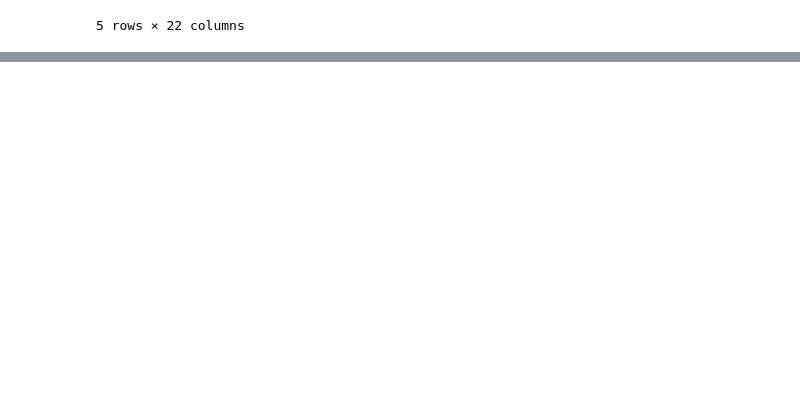
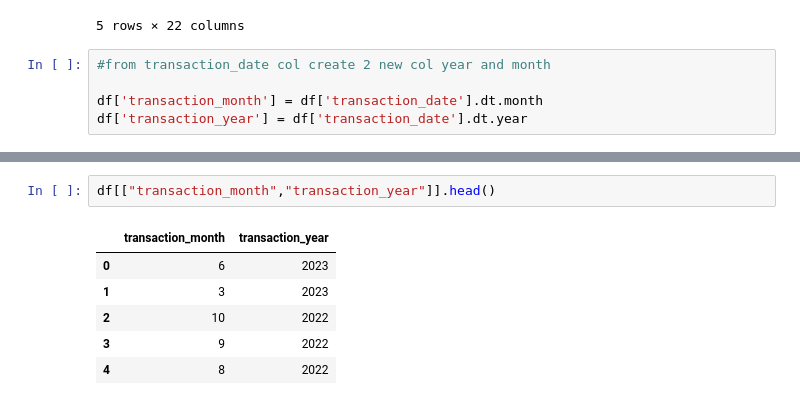
Before and after one commit to MuraliAirody/PyAi_Foundation, a Jupyter notebook: Practice/case_study.ipynb, the cells around one changed output, grey strips where cells are left out. Drawn from its saved outputs; the diff is of its cells as text; blank space fills up the shorter version.

```diff
--- a/Practice/case_study.ipynb
+++ b/Practice/case_study.ipynb
@@ -318,3 +318,8 @@ df.loc[df['is_fraud']==True].head()
 | 718 | d31e422a-8486-481e-b079-deaca49d1182 | 042d893f-3709-45d9-b71d-3d3f9794ba11 | a6738f43-037c-4e90-a2ec-ce5d1317f2f1 | 2023-01-11 05:23:46.225000+00:00 | 2023-06-03 14:42:54.926000+00:00 | 1021.44 | SDG | ... |
 | 767 | e30474a2-99cd-4d5f-8e3a-93627c27de94 | fd68683a-cbce-4860-af00-1fb2210abc2b | 97ca2f87-056c-4efa-9eda-2cfdf820dd50 | 2022-12-17 14:57:51.191000+00:00 | 2022-06-16 10:32:29.317000+00:00 | 660.36 | EUR | ... |
 5 rows × 22 columns
+# %%
+#from transaction_date col create 2 new col year and month
+
+df['transaction_month'] = df['transaction_date'].dt.month
+df['transaction_year'] = df['transaction_date'].dt.year
@@ -320,0 +337,9 @@ df.loc[df['is_fraud']==True].head()
+# %%
+df[["transaction_month","transaction_year"]].head()
+# %% [output]
+|  | transaction_month | transaction_year |
+| 0 | 6 | 2023 |
+| 1 | 3 | 2023 |
+| 2 | 10 | 2022 |
+| 3 | 9 | 2022 |
+| 4 | 8 | 2022 |
```
Also changed, not shown: parts of 5 cells of this notebook.
